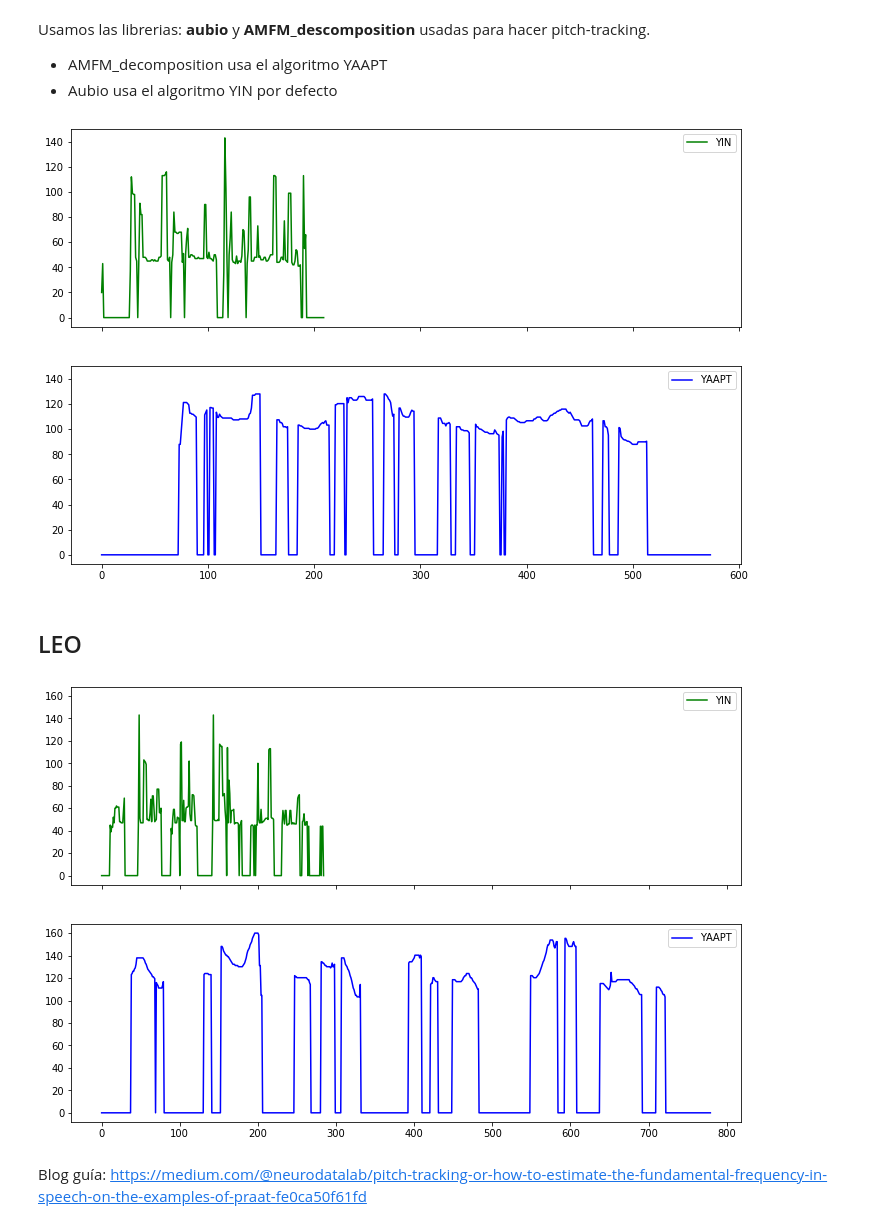
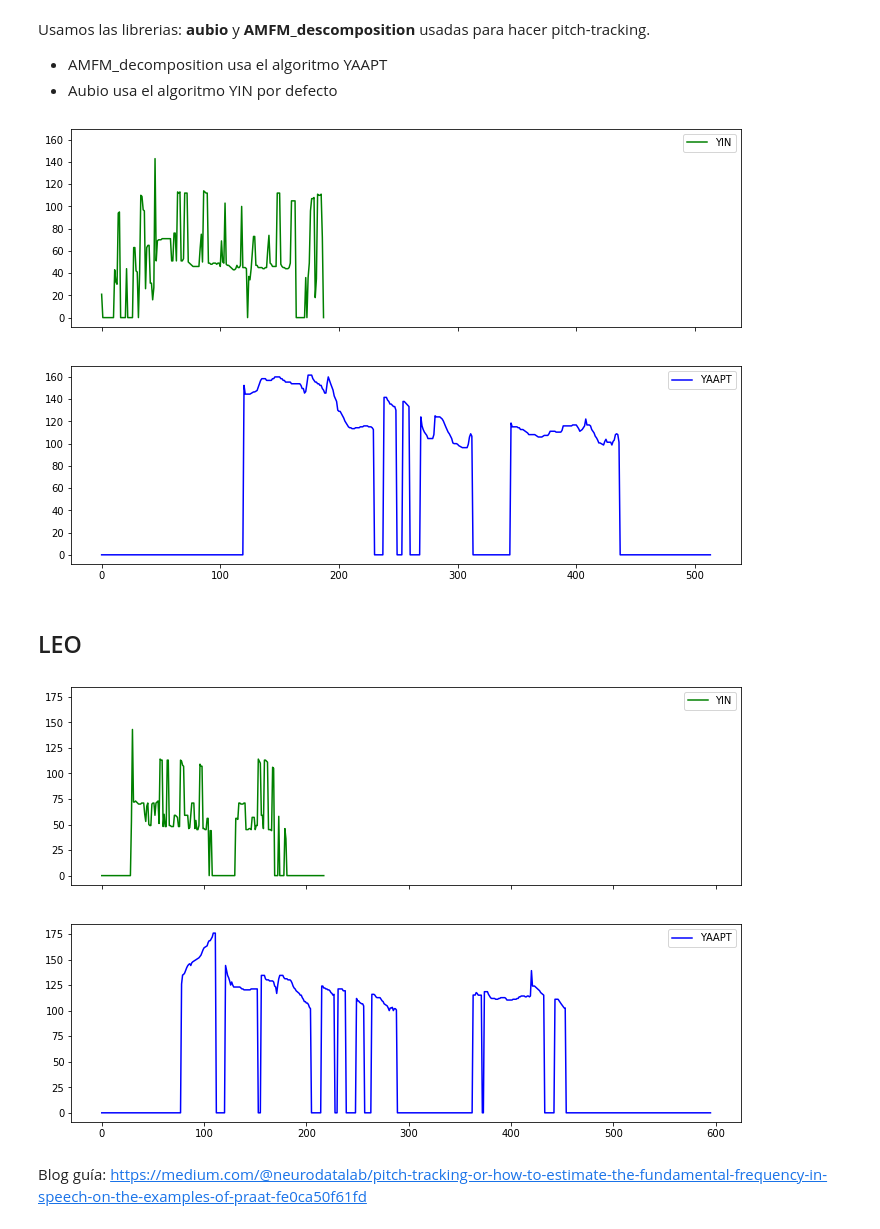
Before and after one commit to Integrador-VoiceStyleTransfer/Utilities, a Jupyter notebook: similarity measures between speakers.ipynb, the cells around one changed output. Drawn from its saved outputs; the diff is of its cells as text; code cells hidden in the pictures.

Commit message:
same sound

```diff
--- a/similarity measures between speakers.ipynb
+++ b/similarity measures between speakers.ipynb
@@ -182,24 +182,22 @@ def Fundamental_F(pitch,PATH):
 # %%
 
 # load audio
 
 #CARLOS
-PATH = './Resources/Audios_test/Carlos/C_p101_001.wav'
+PATH = './Resources/Audios_test/Carlos/C_SAME.wav'
 
 Fundamental_F(pitch,PATH)
 # %% [output]
-[figure, old version]
+[figure, new version]
 # %% [markdown]
 ## LEO
 # %%
-
 # load audio
-
 #LEO
-PATH_L = './Resources/Audios_test/leo/L_p227_400.wav'
+PATH_L = './Resources/Audios_test/leo/L_SAME.wav'
 
 Fundamental_F(pitch,PATH_L)
 # %% [output]
-[figure, old version]
+[figure, new version]
 # %% [markdown]
 Blog guía:  https://medium.com/@neurodatalab/pitch-tracking-or-how-to-estimate-the-fundamental-frequency-in-speech-on-the-examples-of-praat-fe0ca50f61fd
```
Also changed, not shown: 2 other files.
